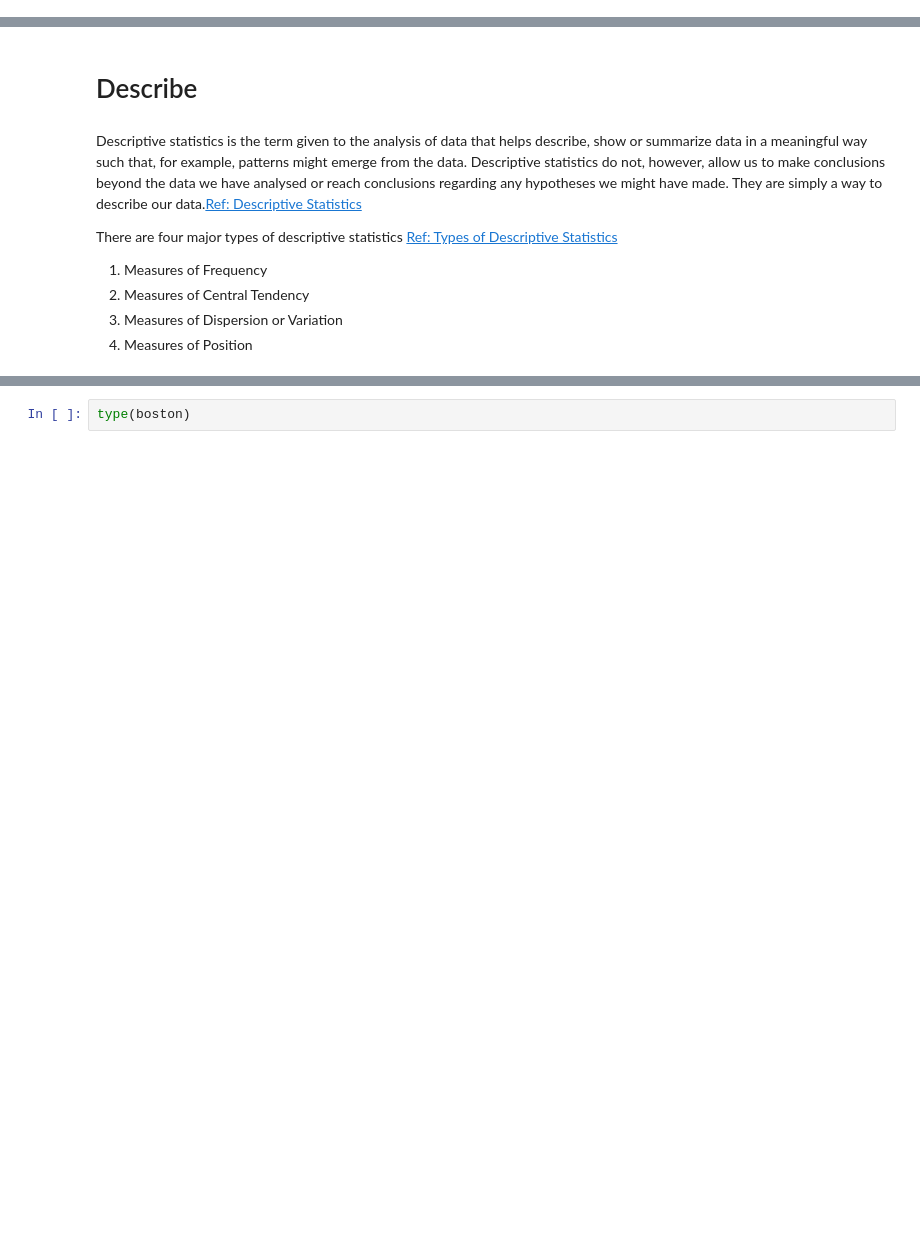
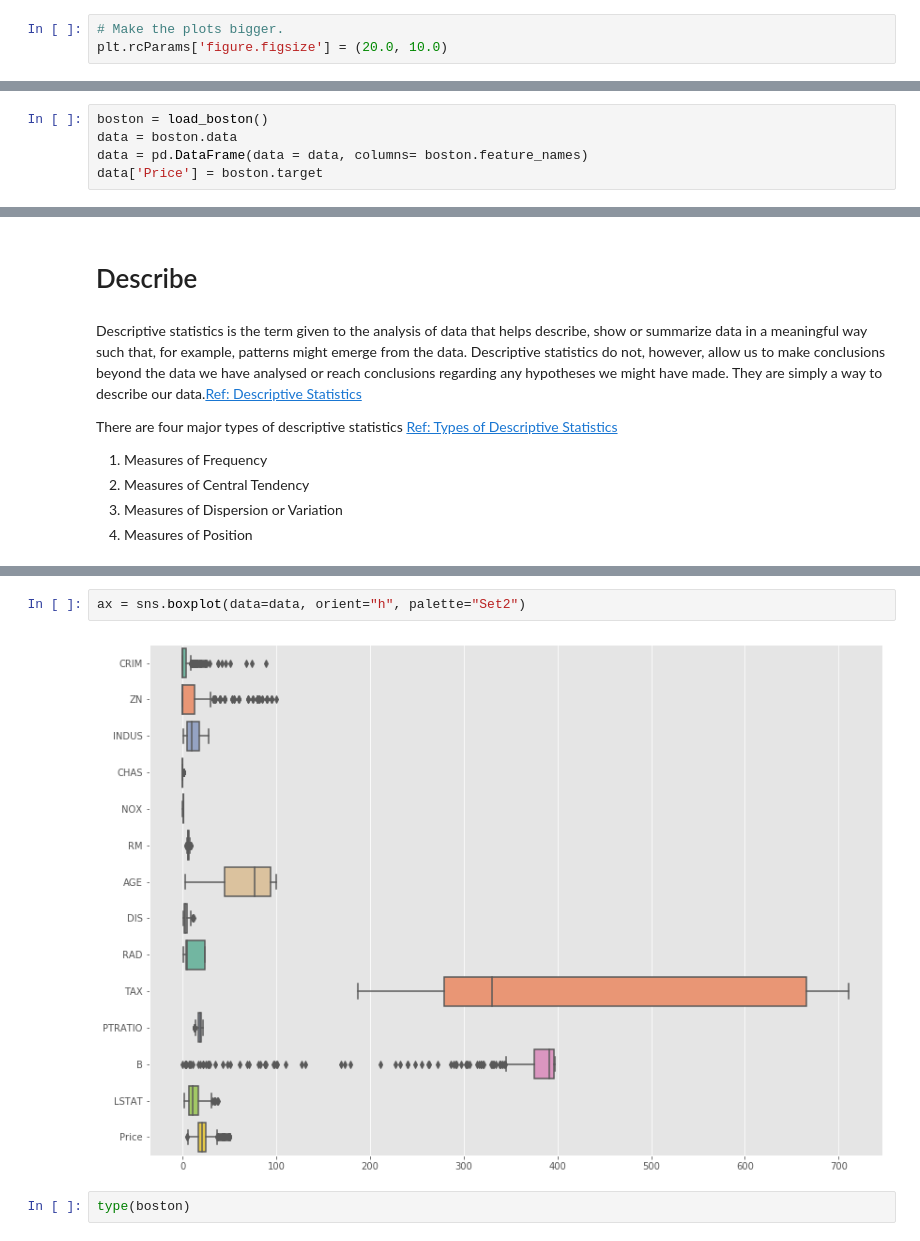
Before and after one commit to fionanealon/Boston-Housing-dataset, a Jupyter notebook: Boston Housing dataset.ipynb, the cells around one changed output, grey strips where cells are left out. Drawn from its saved outputs; the diff is of its cells as text; blank space fills up the shorter version.

```diff
--- a/Boston Housing dataset.ipynb
+++ b/Boston Housing dataset.ipynb
@@ -7,10 +9,18 @@ import seaborn as sns
 import matplotlib.pyplot as plt
 %matplotlib inline
+# %%
+# Make the plots bigger.
+plt.rcParams['figure.figsize'] = (20.0, 10.0)
 # %%
 from sklearn.datasets import load_boston
 from sklearn.model_selection import train_test_split
 from sklearn.linear_model import LinearRegression
 from sklearn.metrics import mean_absolute_error, mean_squared_error
+# %%
+boston = load_boston()
+data = boston.data
+data = pd.DataFrame(data = data, columns= boston.feature_names)
+data['Price'] = boston.target
 # %%
 # Set global parameter for using ggplot plotting style
 plt.style.use('ggplot')
@@ -66,3 +120,7 @@ There are four major types of descriptive statistics [Ref: Types of Descriptive
+# %%
+ax = sns.boxplot(data=data, orient="h", palette="Set2")
+# %% [output]
+[figure, added]
 # %%
 type(boston)
 # %% [output]
```
Also changed, not shown: parts of 14 cells of this notebook.
